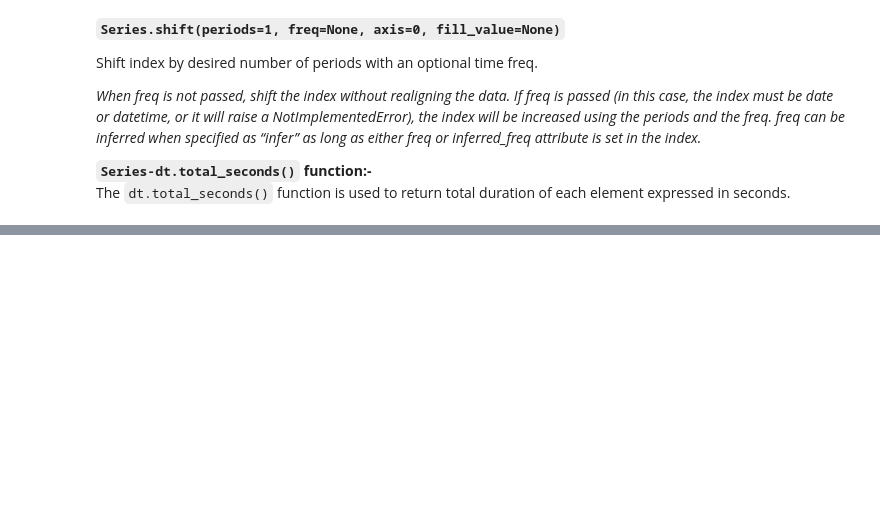
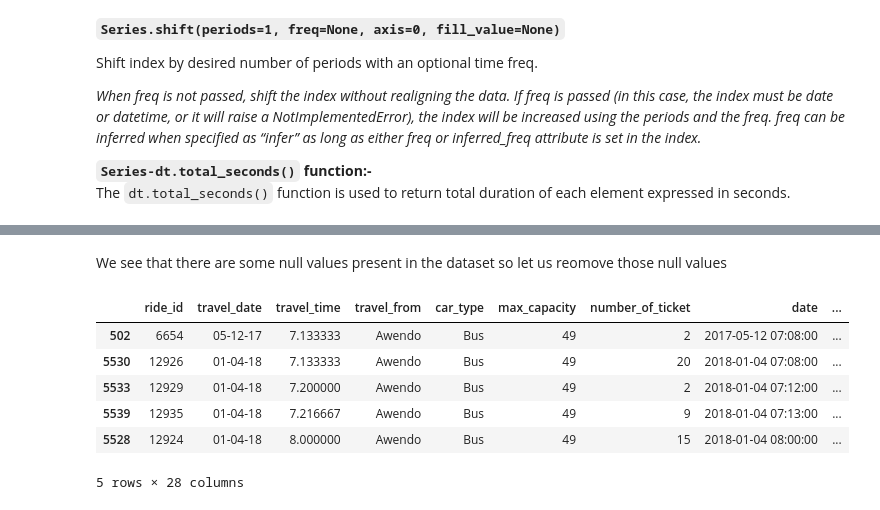
Before and after one commit to Ashwinprocodes/ML-regression-capstone-project, a Jupyter notebook: ML_regression_Demand_Prediction_for_Public_Transport_Capstone_Project.ipynb, the cells around one changed output, grey strips where cells are left out. Cells and saved outputs as stored; diff of their text form; code cells hidden in the pictures; blank space fills up the shorter version.

```diff
--- a/ML_regression_Demand_Prediction_for_Public_Transport_Capstone_Project.ipynb
+++ b/ML_regression_Demand_Prediction_for_Public_Transport_Capstone_Project.ipynb
@@ -482,3 +482,27 @@ Shift index by desired number of periods with an optional time freq.
 
 **`Series-dt.total_seconds()` function:-**<br>
 <large> The `dt.total_seconds()` function is used to return total duration of each element expressed in seconds.</large>
+# %%
+
+# Let us find the difference between next and previous buses
+# And count the travel per minut trip
+def find_difference_bw_bus(data):
+
+  data.sort_values(["travel_from","date"],inplace=True,ascending=True)
+  data["Time_gap_btw_0_1_next_bus"]=(data["date"]-data.groupby(["travel_from"]).date.shift(-1)).dt.total_seconds()/3600
+  data["Time_gap_btw_0_1_previous_bus"]=(data["date"]-data.groupby(["travel_from"]).date.shift(1)).dt.total_seconds()/3600
+  data["Time_gap_btw_0_2_next_bus"]=(data["date"]-data.groupby(["travel_from"]).date.shift(-2)).dt.total_seconds()/3600
+  data["Time_gap_btw_0_2_previous_bus"]=(data["date"]-data.groupby(["travel_from"]).date.shift(2)).dt.total_seconds()/3600
+  data["Time_gap_btw_0_3_next_bus"]=(data["date"]-data.groupby(["travel_from"]).date.shift(-3)).dt.total_seconds()/3600
+  data["Time_gap_btw_0_3_previous_bus"]=(data["date"]-data.groupby(["travel_from"]).date.shift(3)).dt.total_seconds()/3600
+  data["Time_gap_btw_next_previous_bus"]=(data.groupby(["travel_from"]).date.shift(-1)-data.groupby(["travel_from"]).date.shift(1)).dt.total_seconds()/3600
+  cols=["Time_gap_btw_0_1_next_bus", "Time_gap_btw_0_1_previous_bus", "Time_gap_btw_0_2_next_bus","Time_gap_btw_0_2_previous_bus",
+      "Time_gap_btw_0_3_next_bus", "Time_gap_btw_0_3_previous_bus",
+      "Time_gap_btw_next_previous_bus"]
+  data[cols]=data.groupby(["travel_from"])[cols].fillna(method="ffill")
+  data[cols]=data.groupby(["travel_from"])[cols].fillna(method="backfill")
+
+
+  return data
+# %%
+data = find_difference_bw_bus(transport_dataset)
@@ -484,0 +529,14 @@ Shift index by desired number of periods with an optional time freq.
+# %% [markdown]
+We see that there are some null values present in the dataset so let us reomove those null values
+# %%
+data.dropna(inplace=True)
+# %%
+data.head()
+# %% [output]
+|  | ride_id | travel_date | travel_time | travel_from | car_type | max_capacity | number_of_ticket | date | ... |
+| 502 | 6654 | 05-12-17 | 7.133333 | Awendo | Bus | 49 | 2 | 2017-05-12 07:08:00 | ... |
+| 5530 | 12926 | 01-04-18 | 7.133333 | Awendo | Bus | 49 | 20 | 2018-01-04 07:08:00 | ... |
+| 5533 | 12929 | 01-04-18 | 7.200000 | Awendo | Bus | 49 | 2 | 2018-01-04 07:12:00 | ... |
+| 5539 | 12935 | 01-04-18 | 7.216667 | Awendo | Bus | 49 | 9 | 2018-01-04 07:13:00 | ... |
+| 5528 | 12924 | 01-04-18 | 8.000000 | Awendo | Bus | 49 | 15 | 2018-01-04 08:00:00 | ... |
+5 rows × 28 columns
```
Also changed, not shown: parts of 1 cell of this notebook.
